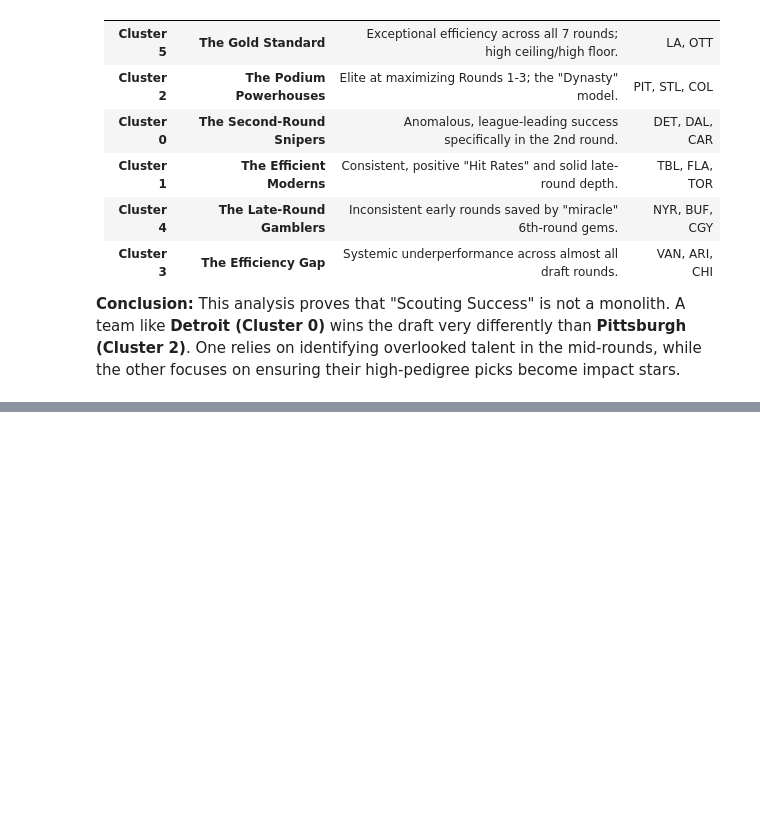
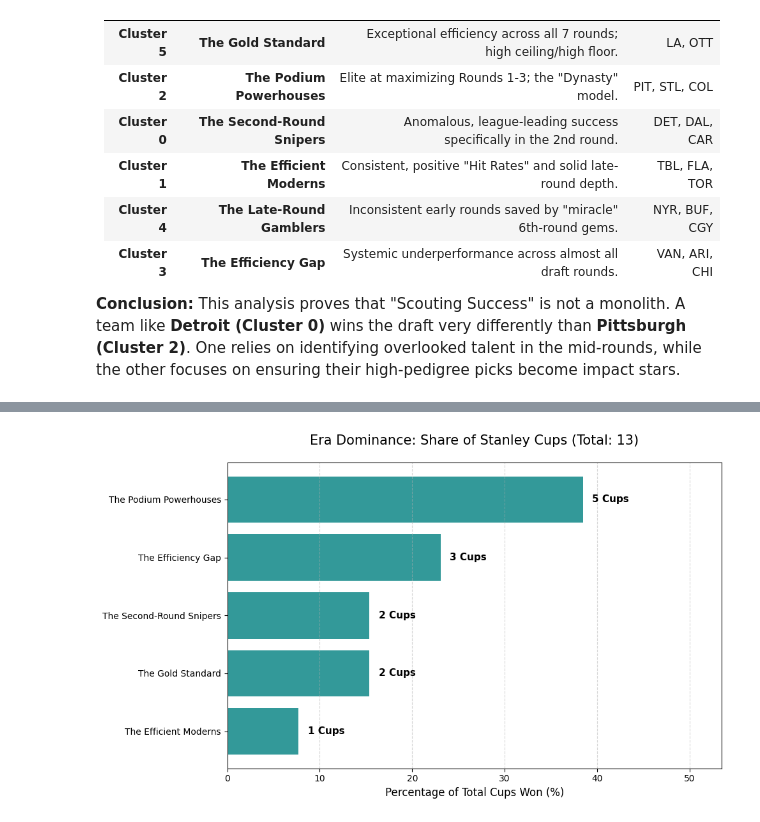
Before and after one commit to vanbrantley/nhl-draft-analysis, a Jupyter notebook: notebooks/03_findings.ipynb, the cells around one changed output, grey strips where cells are left out. Cells and saved outputs as stored; diff of their text form; code cells hidden in the pictures; blank space fills up the shorter version.

```diff
--- a/notebooks/03_findings.ipynb
+++ b/notebooks/03_findings.ipynb
@@ -18,6 +18,7 @@ team_by_round = pd.read_csv('../data/outputs/team_by_round.csv')
 team_by_year = pd.read_csv('../data/outputs/team_by_year.csv')
 team_rankings = pd.read_csv('../data/outputs/team_rankings.csv')
 team_rankings_early = pd.read_csv('../data/outputs/team_rankings_early.csv')
+team_performance = pd.read_csv('../data/nhl_performance.csv')
 # %%
 players.head()
 # %% [output]
@@ -359,0 +502,54 @@ By moving to $k=6$, the analysis identifies distinct organizational philosophies
+# %%
+# Prepare the Cluster DF from your k-means results
+clusters_to_merge = analysis_df_6.copy().reset_index()
+clusters_to_merge = clusters_to_merge.rename(columns={'team': 'Team_Name'})
+
+# Map abbreviations
+inv_map = {v: k for k, v in name_mapping.items()}
+clusters_to_merge['Abbr'] = clusters_to_merge['Team_Name'].map(inv_map)
+
+# Archetype mapping
+archetype_map = {
+    5: 'The Gold Standard',
+    2: 'The Podium Powerhouses',
+    3: 'The Efficiency Gap',
+    0: 'The Second-Round Snipers',
+    1: 'The Efficient Moderns',
+    4: 'The Late-Round Gamblers'
+}
+clusters_to_merge['Archetype'] = clusters_to_merge['Cluster'].map(archetype_map)
+# %%
+# 1. Filter for absolute winners only
+cup_winners_df = team_performance[team_performance['Playoff_Result'] == 'Won Stanley Cup Final'].copy()
+
+# 2. Merge with your bridge to get Archetypes
+cup_winners_merged = pd.merge(cup_winners_df, clusters_to_merge[['Abbr', 'Archetype']], on='Abbr')
+
+# 3. Aggregate the counts
+cup_stats = cup_winners_merged.groupby('Archetype').size().reset_index(name='Cups_Count')
+total_cups = cup_stats['Cups_Count'].sum()
+
+# 4. Calculate Share for the X-axis
+cup_stats['Share'] = (cup_stats['Cups_Count'] / total_cups) * 100
+cup_stats = cup_stats.sort_values('Share', ascending=True)
+
+# 5. Plotting
+plt.figure(figsize=(10, 6))
+bars = plt.barh(cup_stats['Archetype'], cup_stats['Share'], color='teal', alpha=0.8)
+
+# Add the count of Cups on the end of the bars
+for i, bar in enumerate(bars):
+    # Get the actual count for this specific bar's archetype
+    actual_cups = cup_stats.iloc[i]['Cups_Count']
+    plt.text(bar.get_width() + 1, bar.get_y() + bar.get_height()/2,
+             f'{int(actual_cups)} Cups', va='center', fontweight='bold', fontsize=11)
+
+plt.title(f'Era Dominance: Share of Stanley Cups (Total: {total_cups})', fontsize=15, pad=20)
+plt.xlabel('Percentage of Total Cups Won (%)', fontsize=12)
+plt.xlim(0, max(cup_stats['Share']) + 15) # Buffer for labels
+plt.grid(axis='x', linestyle='--', alpha=0.5)
+
+plt.tight_layout()
+plt.show()
+# %% [output]
+[figure, added]
```
Also changed, not shown: parts of 28 cells of this notebook, 9 other files.
